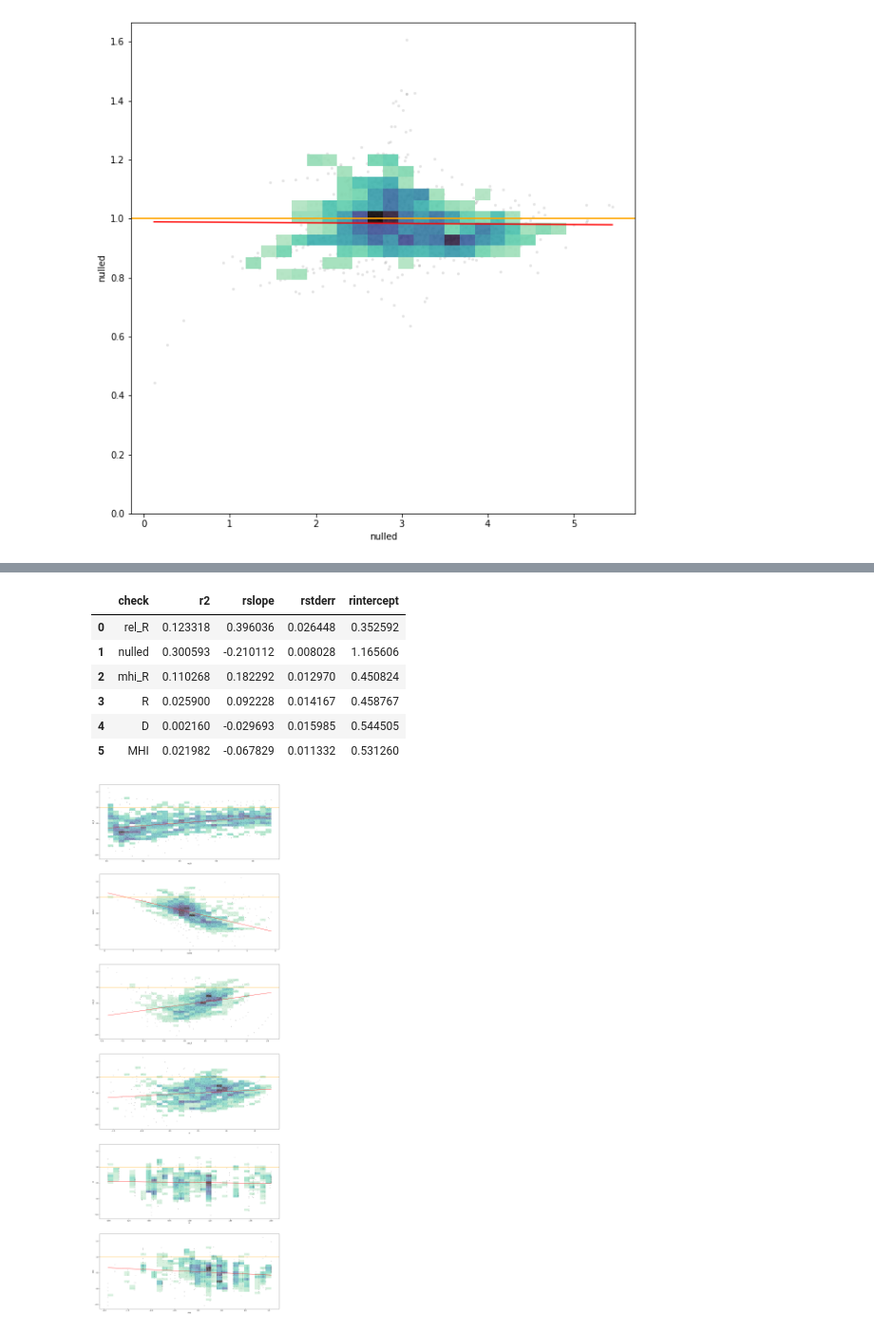
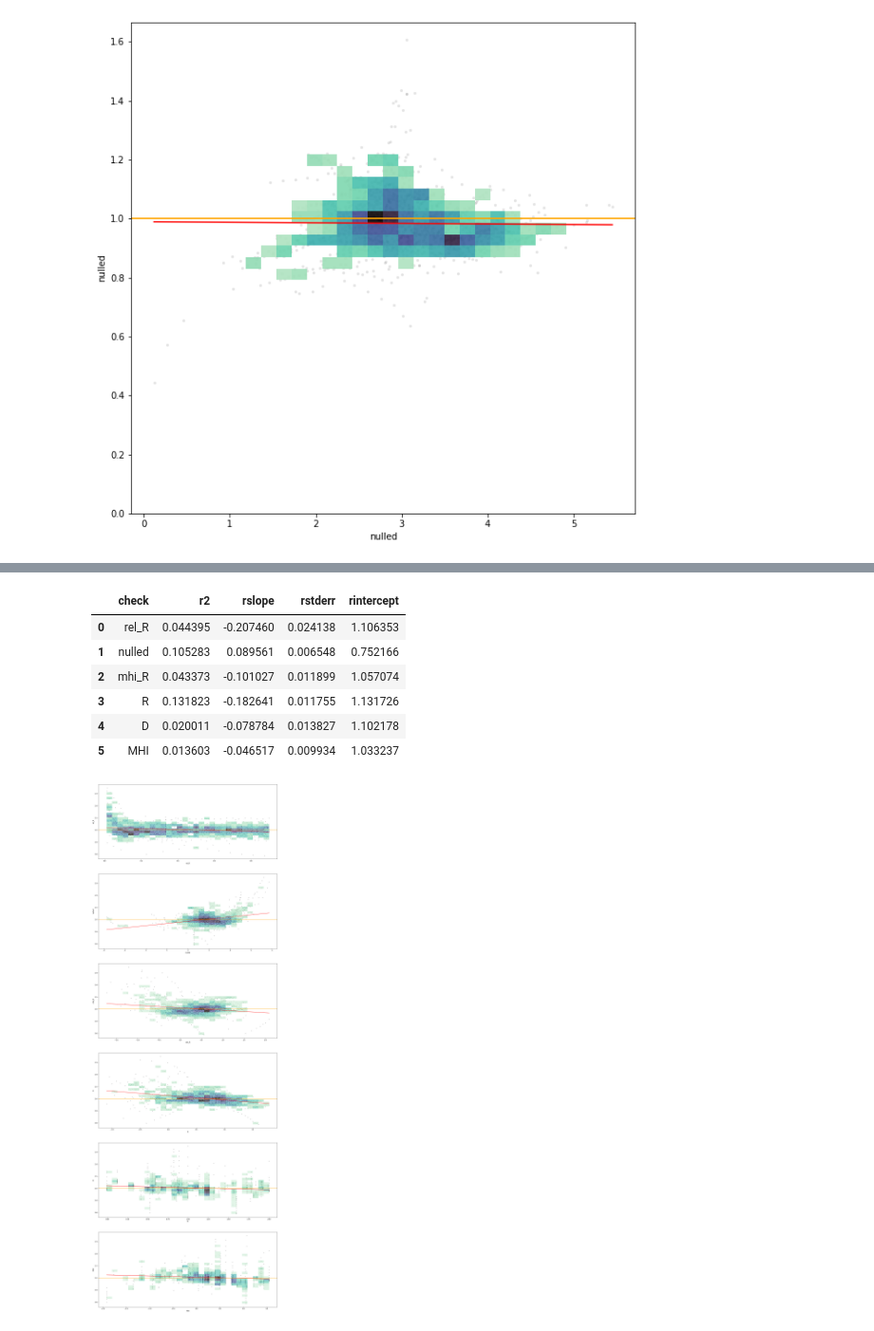
Before and after one commit to timjdavey/galactus, a Jupyter notebook: notebooks/Sparc RAR.ipynb, the cells around one changed output, grey strips where cells are left out. Shown at 95% size. Cells and saved outputs as stored; diff of their text form; code cells hidden in the pictures.

```diff
--- a/notebooks/Sparc RAR.ipynb
+++ b/notebooks/Sparc RAR.ipynb
@@ -89,13 +74,15 @@ def sparc_dataframe(self):
 
 
     # add the T affect, curve_fitting for individual taus
-    args, cov, func = curve_fit(self)
-    df['T_gbar'] = func(df['R'], *args)**2/df['R']
-    df['log(T_gbar)'] = np.log10(df['T_gbar'])
-    df['tau'] = args[1]
+    #args, cov, func = curve_fit(self)
+    #df['T_gbar'] = func(df['R'], *args)**2/df['R']
+    #df['log(T_gbar)'] = np.log10(df['T_gbar'])
+    #df['gamma'] = args[0]
+    #df['alpha'] = args[1]
+    #df['epsilon'] = args[2]
 
     # or adding data to curve_fit for entire dataset
-    sdf = self.dataframe(mass_ratios=SPARC_MASS_RATIOS).groupby('x').sum()
+    sdf = self.dataframe(mass_ratios=mrs).groupby('x').sum()
     df['x_vec'] = np.interp(R, cdf['rd'], sdf['x_vec'])
     df['x_abs'] = np.interp(R, cdf['rd'], sdf['x_abs'])
     df['nulled'] = df['x_abs']-df['x_vec']
@@ -107,5 +113,5 @@ full_df = pd.concat([sparc_dataframe(sim) for sim in simulations.values()], igno
 # %%
 def filter_quality(df):
-    return df.query("Q<3").query("Inc>30").query("Inc<90").query("Vbul==0.0").query("rel_R>0").query("rel_R<0.9")
+    return df.query("Q<3").query("Inc>30").query("Inc<90").query("Vbul==0.0").query("rel_R>0.1").query("rel_R<0.9")
 
 filtered_df = filter_quality(full_df)
@@ -148,7 +134,8 @@ def meta_optimise_with_tau(df):
                 # these values have already been interp
                 force = gdf['x_vec']
                 nulled = gdf['x_abs']-force
-                nforce = force*epsilon*(gamma**((nulled+tau)*alpha))
+                #nforce = force*epsilon*(gamma**((nulled+tau)*alpha))
+                nforce = force*gamma/(1+epsilon*(nulled+tau)**alpha)
                 return velocity(inner_r, nforce)
 
             galactic_r = gdf['R']
@@ -164,5 +151,5 @@ def meta_optimise_with_tau(df):
     return sp.optimize.curve_fit(func_generator, df['R'], df['Vobs'])
 # %%
 # gamma, alpha, epsilon
-#meta_optimise_with_tau(filtered_df)
+meta_optimise_with_tau(filtered_df)
 # %% [output]
@@ -246,38 +215,39 @@ residual_plots(filtered_df)
 # %%
 def residual_plots(df, iden='V', checks={'rel_R':1, 'nulled':0, 'mhi_R':0, 'R':0, 'D':0, 'MHI':0}):
     data = []
     fig, axes = plt.subplots(len(checks), 1, figsize=(20,10*len(checks)))
     for i, c in enumerate(checks.keys()):
         if checks[c]:
             x = df[c]
         else:
             x = np.log10(df[c])
         nulled = df['nulled']
         yprime = (1.8*df['W_gbar']*(0.6**(nulled**0.17)))
-        yprime = df['W_gbar']
+        #yprime = df['W_gbar']
+        #yprime =
         y = np.log10(df['gobs']/yprime)
         result = sp.stats.linregress(x, y)
         sns.scatterplot(x=x, y=y, color='black', s=10, alpha=0.5, ax=axes[i])
         sns.histplot(x=x, y=y, bins=30, pthresh=.05, cmap="mako_r", alpha=0.6, ax=axes[i])
         sns.lineplot(x=x, y=result.slope*x+result.intercept, color='red', ax=axes[i])
         axes[i].axhline(y=1, color='orange')
         data.append({
             'check': c,
             'r2': result.rvalue**2,
             'rslope': result.slope,
             'rstderr': result.stderr,
             'rintercept': result.intercept
         })
 
     return pd.DataFrame(data)
 
 residual_plots(filtered_df)
 # %% [output]
 |  | check | r2 | rslope | rstderr | rintercept |
-| 0 | rel_R | 0.123318 | 0.396036 | 0.026448 | 0.352592 |
-| 1 | nulled | 0.300593 | -0.210112 | 0.008028 | 1.165606 |
-| 2 | mhi_R | 0.110268 | 0.182292 | 0.012970 | 0.450824 |
-| 3 | R | 0.025900 | 0.092228 | 0.014167 | 0.458767 |
-| 4 | D | 0.002160 | -0.029693 | 0.015985 | 0.544505 |
-| 5 | MHI | 0.021982 | -0.067829 | 0.011332 | 0.531260 |
+| 0 | rel_R | 0.044395 | -0.207460 | 0.024138 | 1.106353 |
+| 1 | nulled | 0.105283 | 0.089561 | 0.006548 | 0.752166 |
+| 2 | mhi_R | 0.043373 | -0.101027 | 0.011899 | 1.057074 |
+| 3 | R | 0.131823 | -0.182641 | 0.011755 | 1.131726 |
+| 4 | D | 0.020011 | -0.078784 | 0.013827 | 1.102178 |
+| 5 | MHI | 0.013603 | -0.046517 | 0.009934 | 1.033237 |
-[figure, old version]
+[figure, new version]
```
Also changed, not shown: parts of 17 cells of this notebook, 4 other files.
